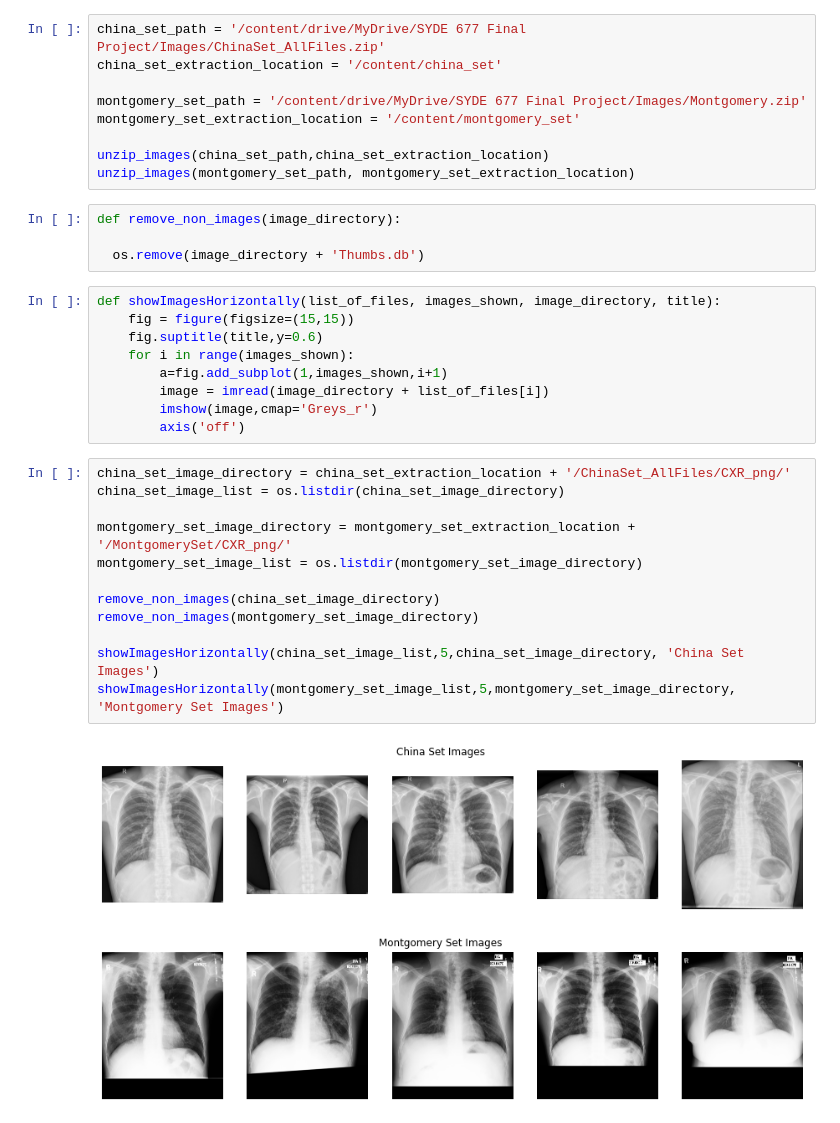
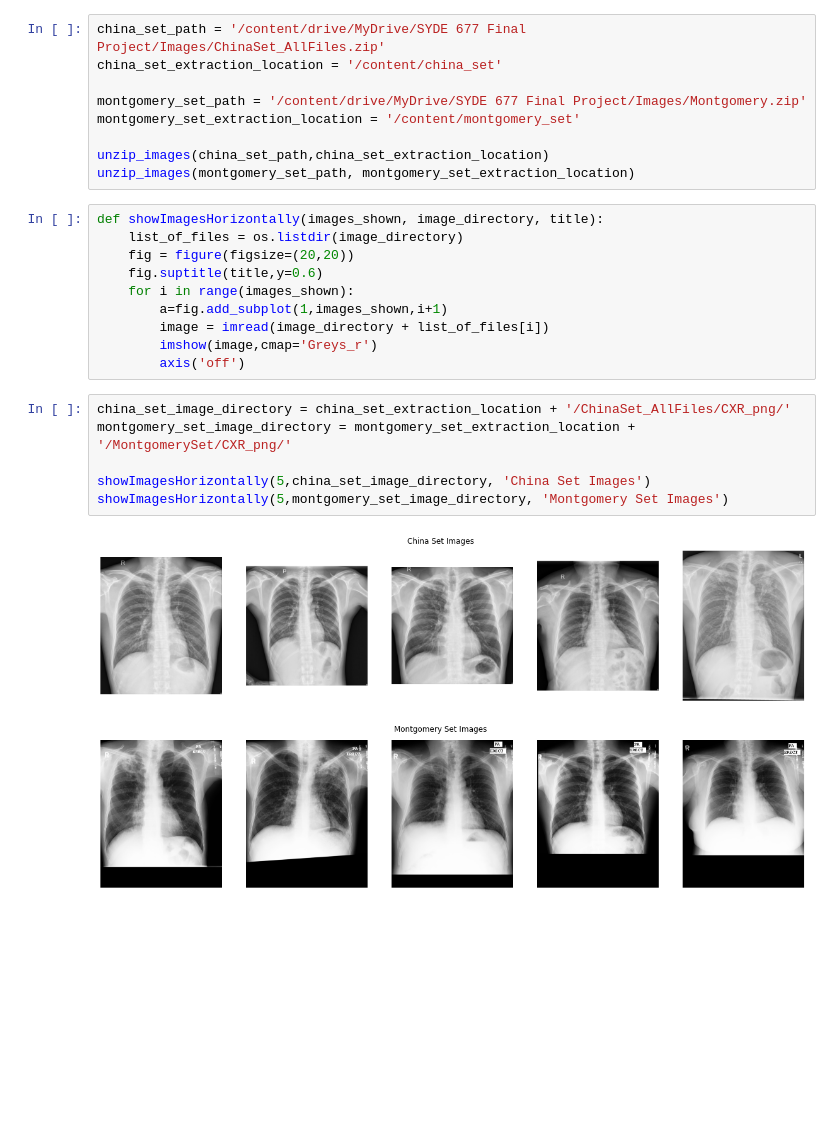
Before and after one commit to n3d1m/SYDE-677-Final-Project, a Jupyter notebook: ImageNormalization.ipynb, the cells around one changed output. Cells and saved outputs as stored; diff of their text form; blank space fills up the shorter version.

Commit message:
cleaned up some functions and added preprocessing for the images

```diff
--- a/ImageNormalization.ipynb
+++ b/ImageNormalization.ipynb
@@ -36,13 +42,10 @@ montgomery_set_extraction_location = '/content/montgomery_set'
 
 unzip_images(china_set_path,china_set_extraction_location)
 unzip_images(montgomery_set_path, montgomery_set_extraction_location)
-# %%
-def remove_non_images(image_directory):
-
-  os.remove(image_directory + 'Thumbs.db')
 # %%
-def showImagesHorizontally(list_of_files, images_shown, image_directory, title):
-    fig = figure(figsize=(15,15))
+def showImagesHorizontally(images_shown, image_directory, title):
+    list_of_files = os.listdir(image_directory)
+    fig = figure(figsize=(20,20))
     fig.suptitle(title,y=0.6)
     for i in range(images_shown):
         a=fig.add_subplot(1,images_shown,i+1)
@@ -51,17 +54,11 @@ def showImagesHorizontally(list_of_files, images_shown, image_directory, title):
         axis('off')
 # %%
 china_set_image_directory = china_set_extraction_location + '/ChinaSet_AllFiles/CXR_png/'
-china_set_image_list = os.listdir(china_set_image_directory)
+montgomery_set_image_directory = montgomery_set_extraction_location + '/MontgomerySet/CXR_png/'
 
-montgomery_set_image_directory = montgomery_set_extraction_location + '/MontgomerySet/CXR_png/'
-montgomery_set_image_list = os.listdir(montgomery_set_image_directory)
-
-remove_non_images(china_set_image_directory)
-remove_non_images(montgomery_set_image_directory)
-
-showImagesHorizontally(china_set_image_list,5,china_set_image_directory, 'China Set Images')
-showImagesHorizontally(montgomery_set_image_list,5,montgomery_set_image_directory, 'Montgomery Set Images')
+showImagesHorizontally(5,china_set_image_directory, 'China Set Images')
+showImagesHorizontally(5,montgomery_set_image_directory, 'Montgomery Set Images')
 # %% [output]
-[figure, old version]
+[figure, new version]
-[figure, old version]
+[figure, new version]
 # %%
```
Also changed, not shown: parts of 10 cells of this notebook.
